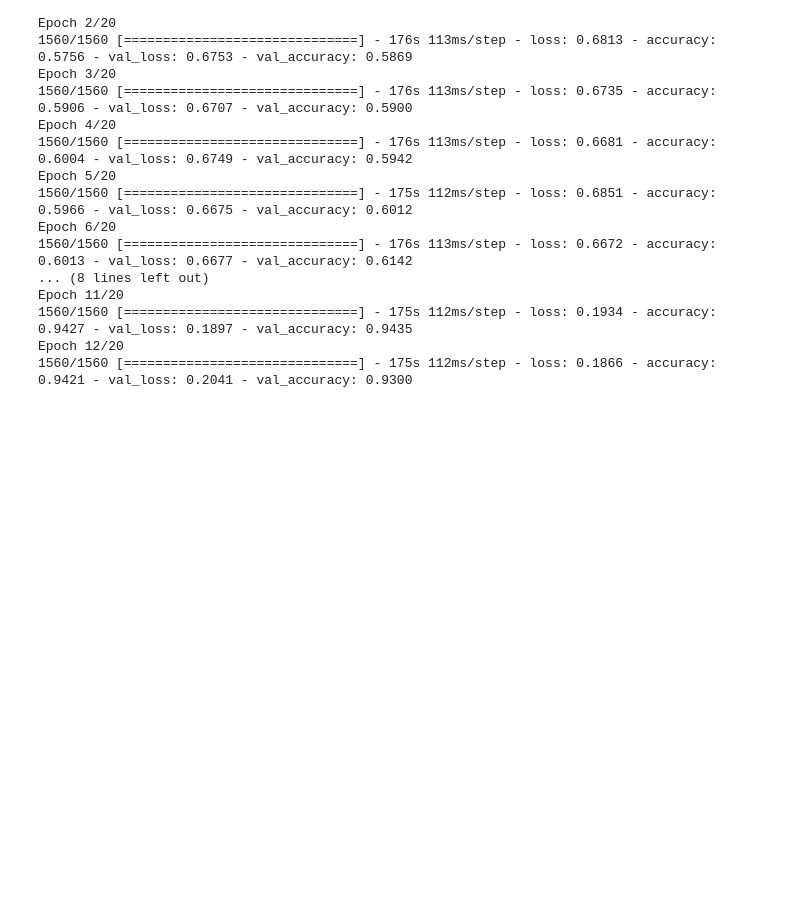
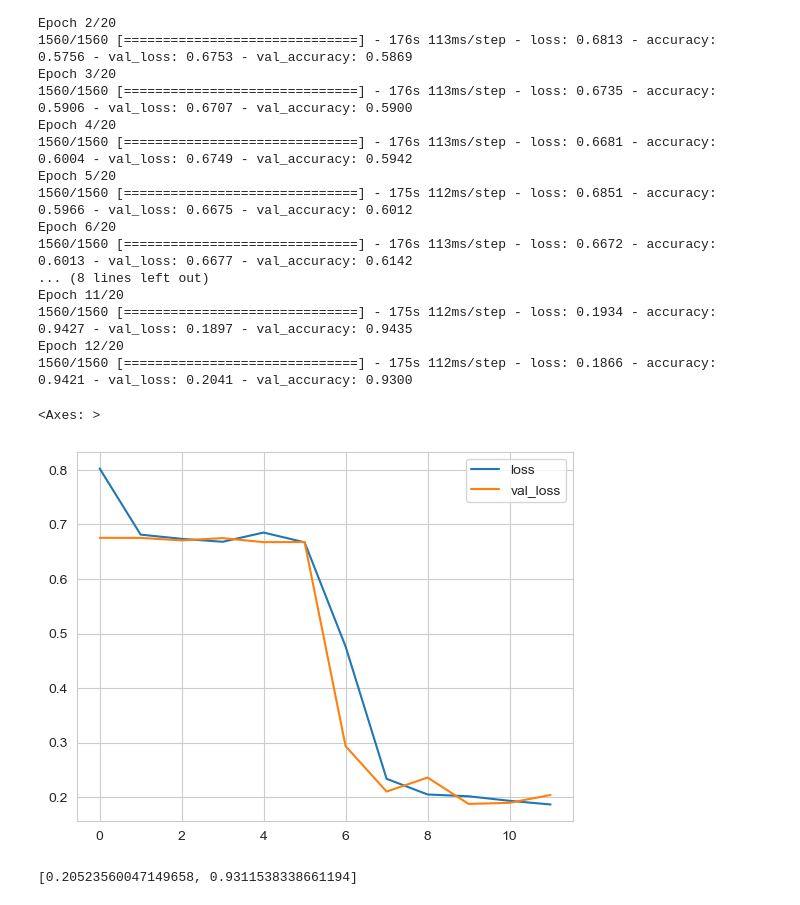
Before and after one commit to o-bissing/TF_Udemy, a Jupyter notebook: CNN_on_Real_Images.ipynb, the cells around one changed output. Drawn from its saved outputs; the diff is of its cells as text; code cells hidden in the pictures; blank space fills up the shorter version.

```diff
--- a/CNN_on_Real_Images.ipynb
+++ b/CNN_on_Real_Images.ipynb
@@ -243,3 +243,14 @@ Epoch 11/20
 1560/1560 [==============================] - 175s 112ms/step - loss: 0.1934 - accuracy: 0.9427 - val_loss: 0.1897 - val_accuracy: 0.9435
 Epoch 12/20
 1560/1560 [==============================] - 175s 112ms/step - loss: 0.1866 - accuracy: 0.9421 - val_loss: 0.2041 - val_accuracy: 0.9300
+# %%
+losses = pd.DataFrame(model.history.history)
+# %%
+losses[['loss','val_loss']].plot()
+# %% [output]
+<Axes: >
+[figure, added]
+# %%
+model.evaluate_generator(test_image_gen)
+# %% [output]
+[0.20523560047149658, 0.9311538338661194]
```
